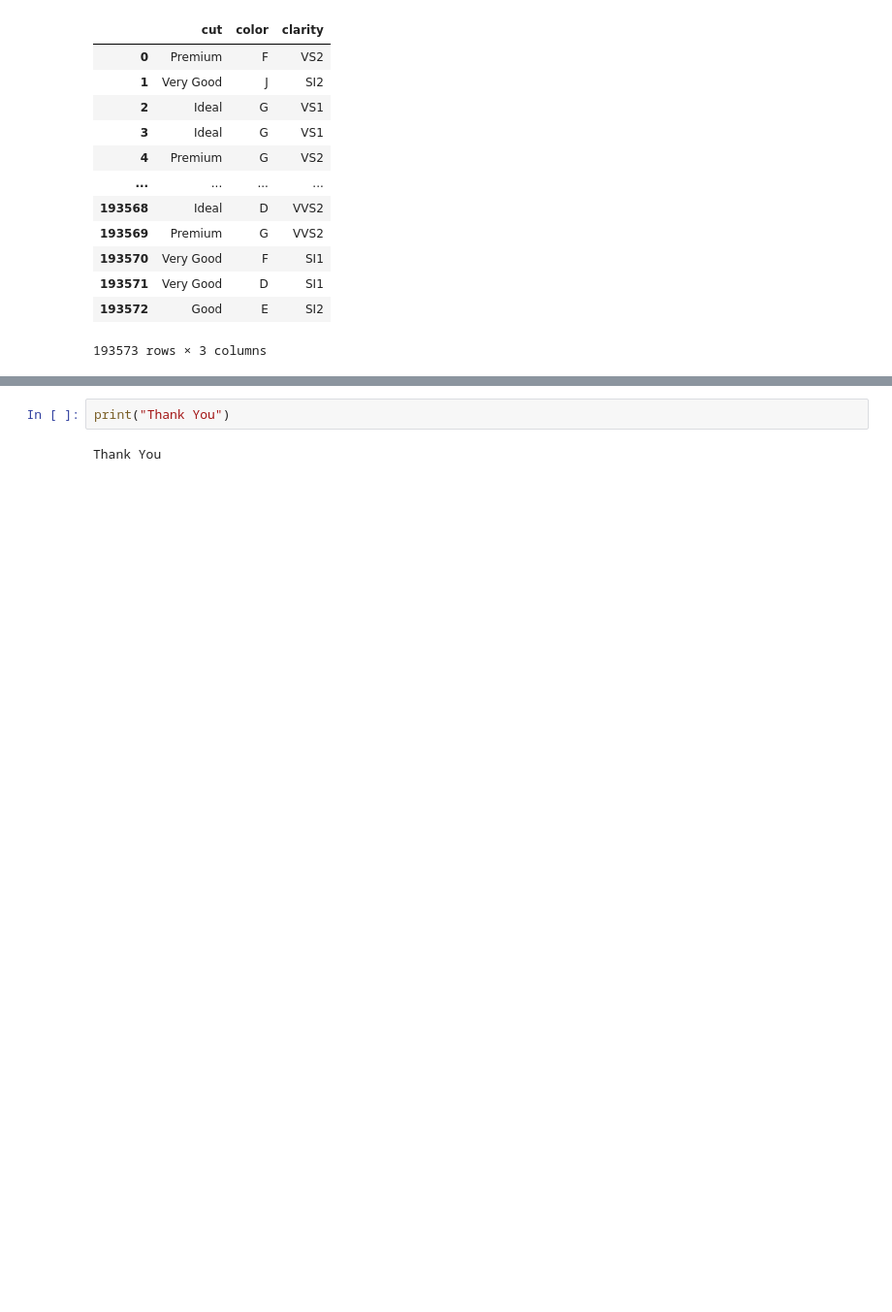
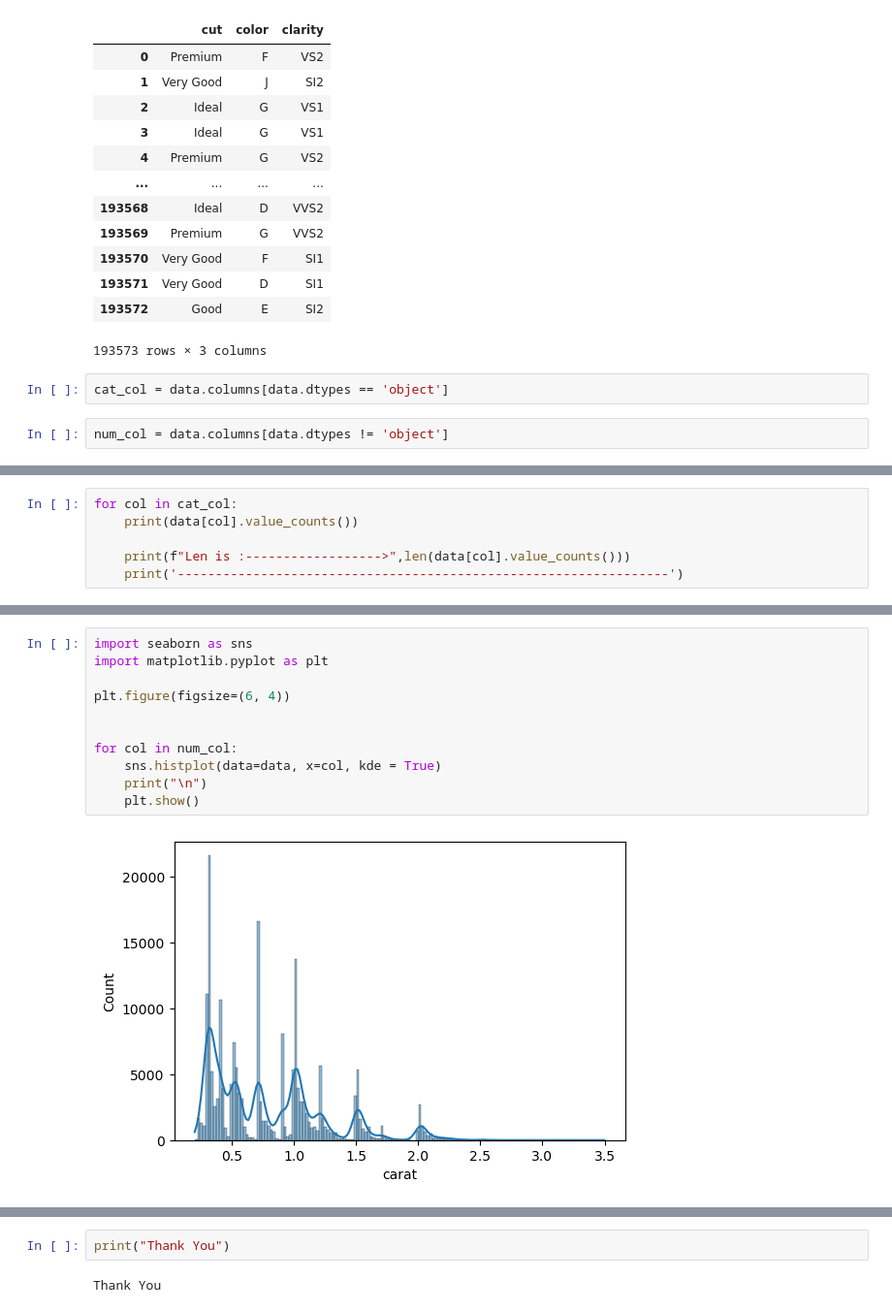
Before and after one commit to nsgowebjavaprog/Ithinkit-sMLOPs, a Jupyter notebook: experiment/experiments.ipynb, the cells around one changed output, grey strips where cells are left out. Shown at 97% size. Saved outputs shown, nothing was run; the diff lists cells and outputs as text; blank space fills up the shorter version.

```diff
--- a/experiment/experiments.ipynb
+++ b/experiment/experiments.ipynb
@@ -198,3 +198,7 @@ data[cat_col]
 | 193571 | Very Good | D | SI1 |
 | 193572 | Good | E | SI2 |
 193573 rows × 3 columns
+# %%
+cat_col = data.columns[data.dtypes == 'object']
+# %%
+num_col = data.columns[data.dtypes != 'object']
@@ -200,0 +223,6 @@ data[cat_col]
+# %%
+for col in cat_col:
+    print(data[col].value_counts())
+
+    print(f"Len is :------------------>",len(data[col].value_counts()))
+    print('-----------------------------------------------------------------')
@@ -200,0 +263,13 @@ data[cat_col]
+# %%
+import seaborn as sns
+import matplotlib.pyplot as plt
+
+plt.figure(figsize=(6, 4))
+
+
+for col in num_col:
+    sns.histplot(data=data, x=col, kde = True)
+    print("\n")
+    plt.show()
+# %% [output]
+[figure, added]
```
Also changed, not shown: parts of 10 cells of this notebook.
